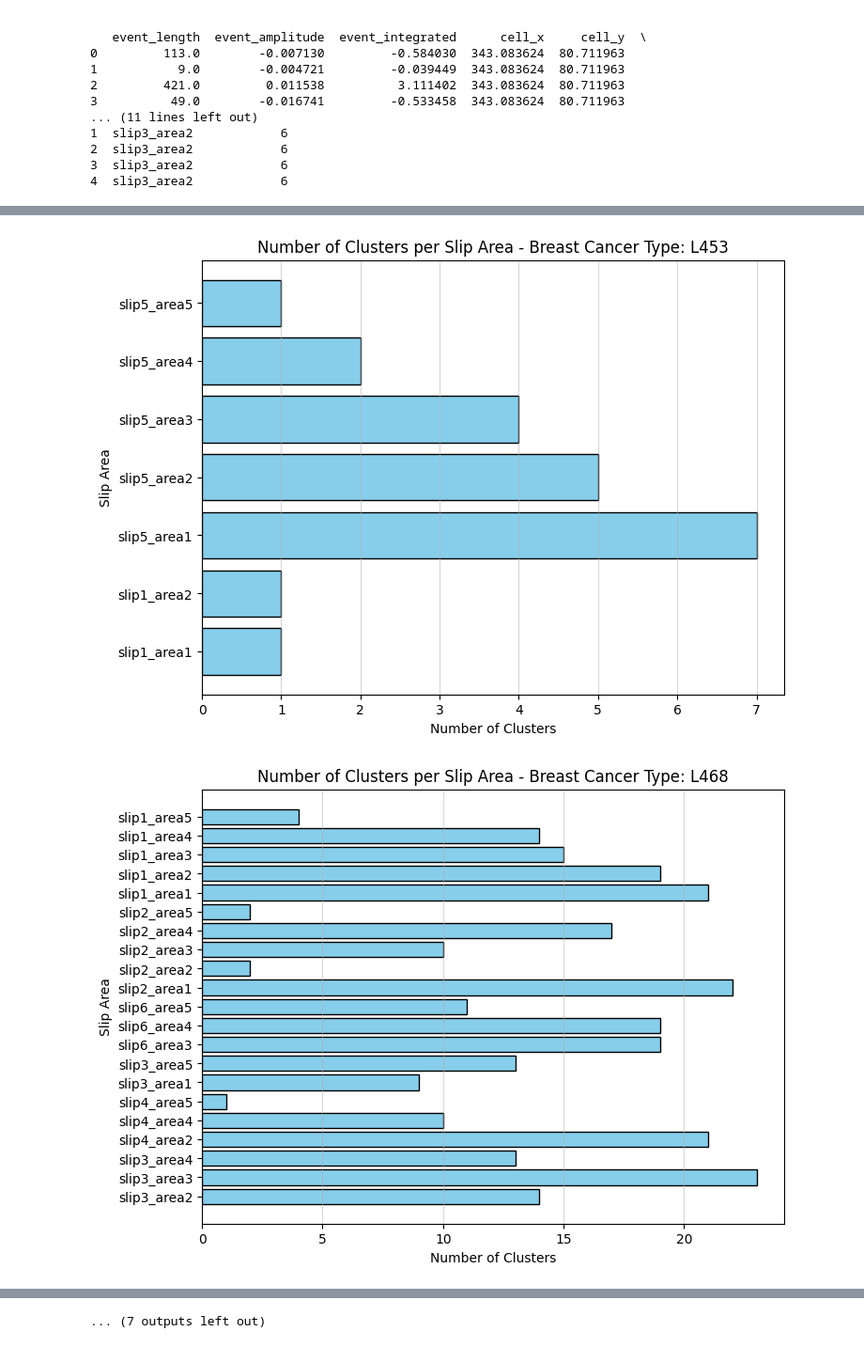
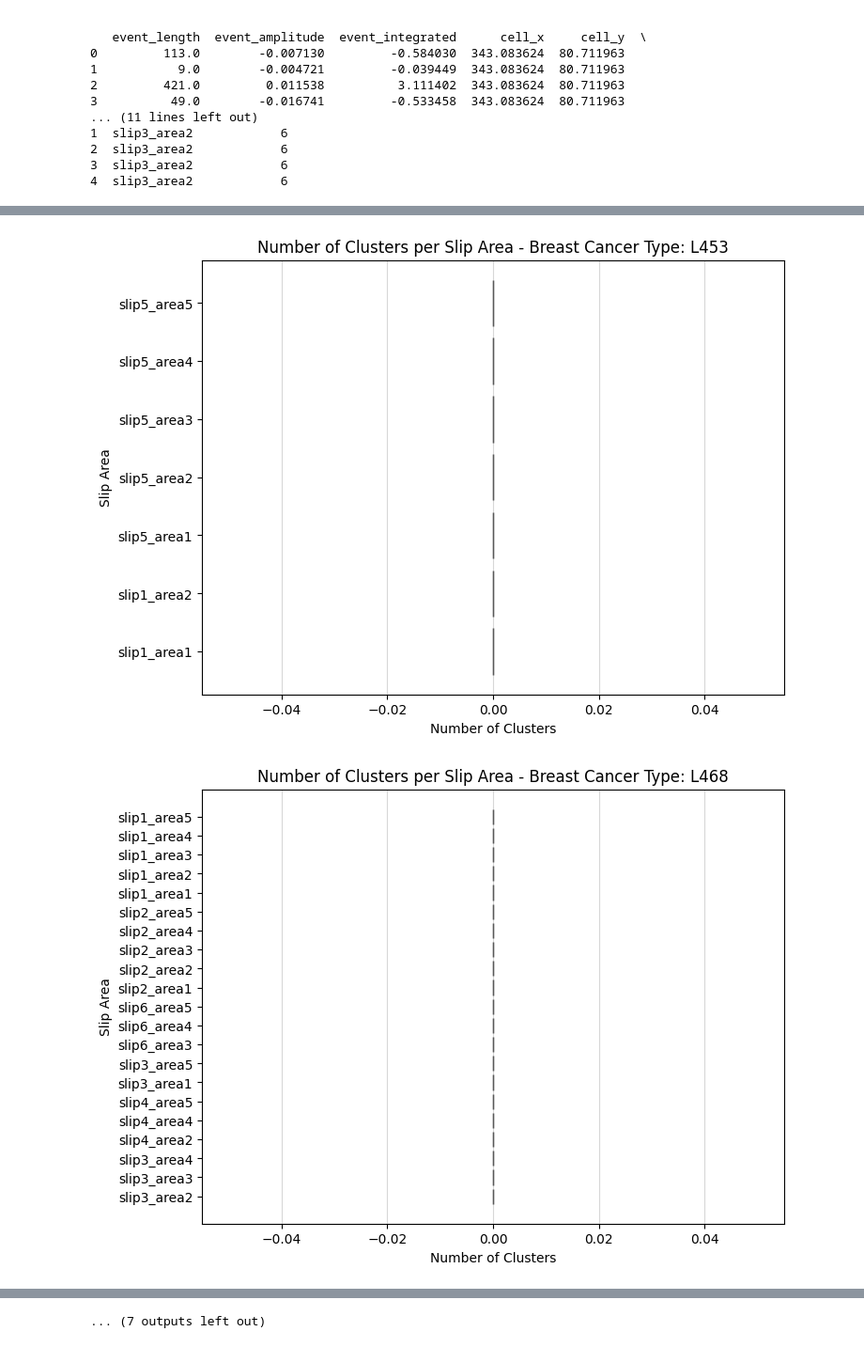
Before and after one commit to Breast-cancer-analysis/ST-DBSCAN, a Jupyter notebook: ST-DBSCAN.ipynb, the cells around one changed output, grey strips where cells are left out. Shown at 94% size. Drawn from its saved outputs; the diff is of its cells as text; code cells hidden in the pictures.

Commit message:
changed order of data

```diff
--- a/ST-DBSCAN.ipynb
+++ b/ST-DBSCAN.ipynb
@@ -131,3 +155,42 @@ distances, indices = neighbors_fit.kneighbors(data_468)
+# %%
+slip_area_combinations_468 = data_468['Slip_Area'].unique()
+num_clusters_468 = []
+
+for slip_area in slip_area_combinations_468:
+    # Extract subset for each slip area
+    subset = data_468[data_468['Slip_Area'] == slip_area]
+
+    # Plot for each slip area
+    plt.scatter(subset['X'], subset['Y'])
+    plt.title(f'Excitation Plot - {slip_area}')
+    plt.xlabel('X Coordinate')
+    plt.ylabel('Y Coordinate')
+    plt.show()
+
+    # Define range of eps2 values
+    eps2_values = range(1,100)  # Range from 0 to 100, inclusive
+    num_clusters_for_eps2 = []  # Store the number of clusters for each eps2 value
+
+    for eps2 in eps2_values:
+        # Apply ST_DBSCAN for each eps2 value
+        st_dbscan_468 = ST_DBSCAN(eps1=0.03, eps2=eps2, min_samples=6)
+        coord_values_468 = subset.iloc[:, :3]  # Extract coordinates
+        st_dbscan_468.fit(coord_values_468)  # Fit ST_DBSCAN
+        cluster_labels_468 = st_dbscan_468.labels
+
+        # Count number of clusters (excluding noise)
+        num_clusters_for_eps2.append(len(np.unique(cluster_labels_468[cluster_labels_468 != -1])))
+
+    # Plotting the number of clusters vs eps2 for the slip area
+    plt.plot(eps2_values, num_clusters_for_eps2, marker='o')
+    plt.title(f'Number of Clusters vs Eps2 for Slip Area - {slip_area}')
+    plt.xlabel('Eps2')
+    plt.ylabel('Number of Clusters')
+    plt.grid(True)
+    plt.show()
+
+    # Store number of clusters for each eps2 value for this slip area
+    num_clusters_468.append(num_clusters_for_eps2)
 # %%
 #plot histogram for all breast cancer cell types
 import os
@@ -167,7 +230,7 @@ for filename in os.listdir(folder_path):
     coordinates_data = pd.DataFrame({'X': x_normalized.flatten(), 'Y': y_normalized.flatten()})
 
     # Add slip area to coordinates data
-    data = pd.concat([coordinates_data, pd.DataFrame({'Time': time_values}), slip_area], axis=1)
+    data = pd.concat([pd.DataFrame({'Time': time_values}), coordinates_data, slip_area], axis=1)
 
     # Perform clustering for each slip area
     slip_area_combinations = data['Slip_Area'].unique()
@@ -175,8 +238,8 @@ for filename in os.listdir(folder_path):
 
     for slip_area in slip_area_combinations:
         subset = data[data['Slip_Area'] == slip_area]
-        st_dbscan = ST_DBSCAN(eps1=0.01, eps2=5, min_samples=6) # Apply ST-DBSCAN
-        coord_values = subset.iloc[:, :-2]  # Excluding time and slip area columns
+        st_dbscan = ST_DBSCAN(eps1=0.03, eps2=5, min_samples=6) # Apply ST-DBSCAN
+        coord_values = subset.iloc[:, :3]  # Excluding time and slip area columns
         st_dbscan.fit(coord_values)
 
         cluster_labels = st_dbscan.labels
@@ -197,2 +260,2 @@ for filename in os.listdir(folder_path):
-[figure, old version]
+[figure, new version]
-[figure, old version]
+[figure, new version]
```
Also changed, not shown: parts of 5 cells of this notebook.
